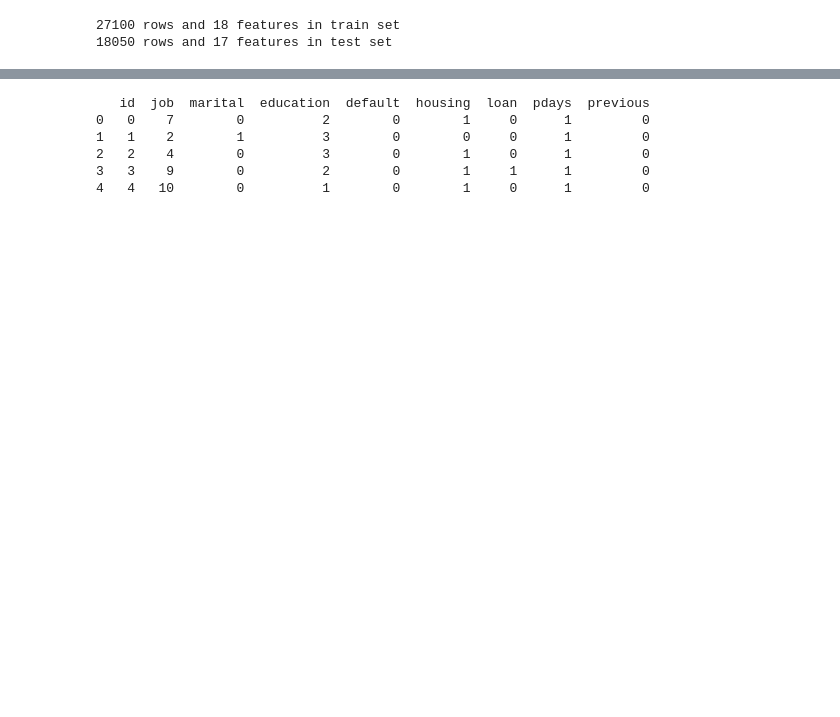
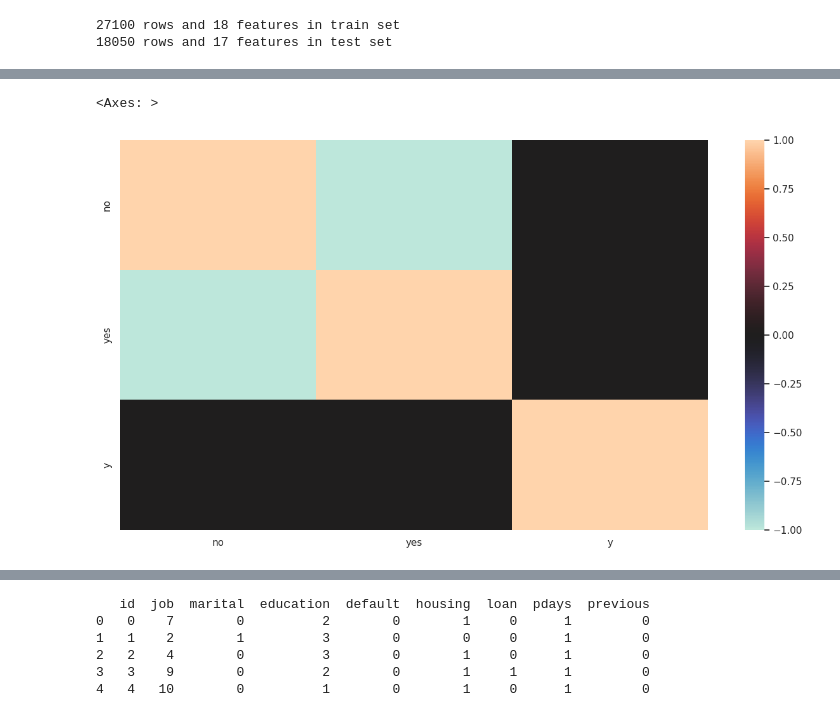
Before and after one commit to Memories-of-Sun-and-Moon/SIGNATE4B_040_Bank_Customer_Tartgeting, a Jupyter notebook: solve.ipynb, the cells around one changed output, grey strips where cells are left out. Saved outputs shown, nothing was run; the diff lists cells and outputs as text; code cells hidden in the pictures; blank space fills up the shorter version.

```diff
--- a/solve.ipynb
+++ b/solve.ipynb
@@ -64,0 +50,12 @@ sns.countplot(x="month", hue=target_col, data=df_train)
+# %%
+# default と yes/no の相関
+
+df_default_y = df_train[['default', 'y']].copy(deep=True)
+
+df_default_y_EDA = pd.get_dummies(df_default_y['default'])
+df_default_y_EDA = df_default_y_EDA.join(df_train['y'].replace(['no', 'yes'], [0, 1]))
+
+sns.heatmap(df_default_y_EDA.corr(), vmax=1, vmin=-1, center=0)
+# %% [output]
+<Axes: >
+[figure, added]
```
Also changed, not shown: parts of 13 cells of this notebook.
